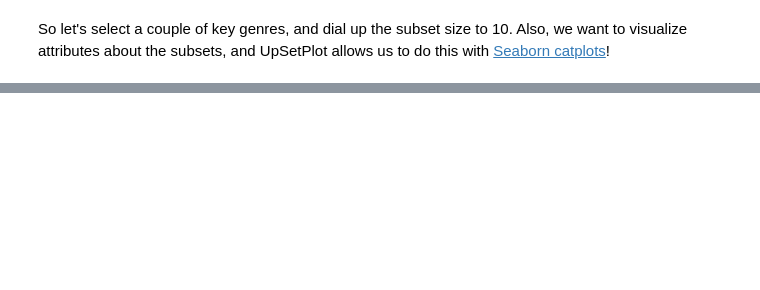
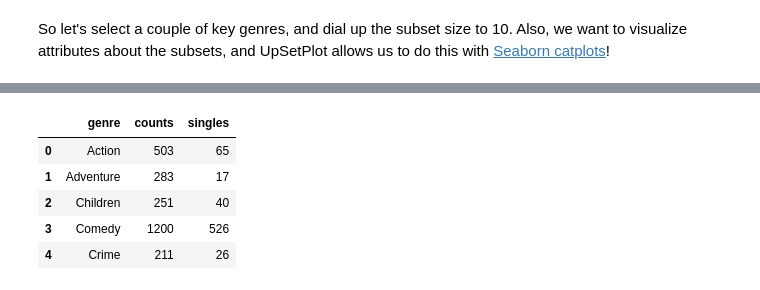
Before and after one commit to dataviscourse/2023-applied-vis-lectures, a Jupyter notebook: 24-sets/24-set-visualziation.ipynb, the cells around one changed output, grey strips where cells are left out. Saved outputs shown, nothing was run; the diff lists cells and outputs as text; code cells hidden in the pictures; blank space fills up the shorter version.

```diff
--- a/24-sets/24-set-visualziation.ipynb
+++ b/24-sets/24-set-visualziation.ipynb
@@ -302,0 +335,9 @@ up_movies_plot.plot()
+# %%
+# create a new dataframe with the genres as column and counts as rows:
+counts_and_singles = pd.DataFrame(counts, index=genres, columns=['counts'])
+# %%
+m_genres = movies[genres]
+
+filtered_df = m_genres[m_genres.sum(axis=1) == 1]
+single_genre = filtered_df.sum(axis=0)
+single_genre.head
@@ -302,0 +363,12 @@ up_movies_plot.plot()
+# %%
+counts_and_singles['singles'] = single_genre
+# %%
+counts_and_singles = counts_and_singles.reset_index(names="genre")
+counts_and_singles.head()
+# %% [output]
+|  | genre | counts | singles |
+| 0 | Action | 503 | 65 |
+| 1 | Adventure | 283 | 17 |
+| 2 | Children | 251 | 40 |
+| 3 | Comedy | 1200 | 526 |
+| 4 | Crime | 211 | 26 |
```
Also changed, not shown: parts of 6 cells of this notebook.
